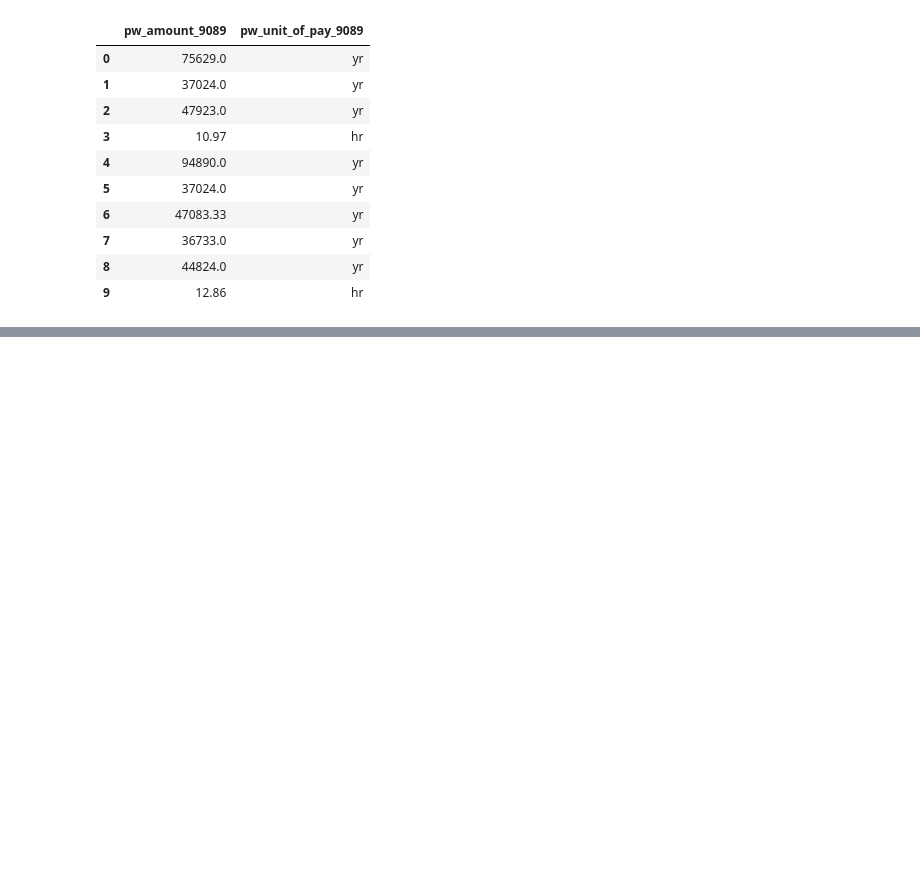
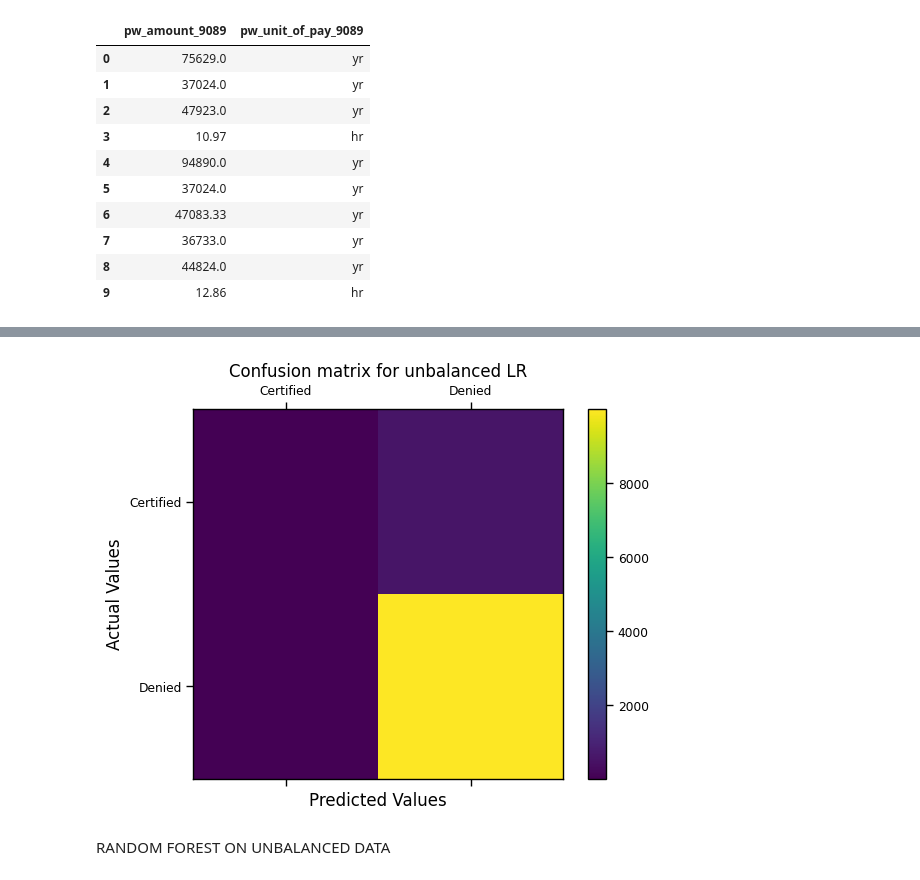
Before and after one commit to Josh-Sackey/CS5361_Group9, a Jupyter notebook: finalproject.ipynb, the cells around one changed output, grey strips where cells are left out. Cells and saved outputs as stored; diff of their text form; code cells hidden in the pictures; blank space fills up the shorter version.

```diff
--- a/finalproject.ipynb
+++ b/finalproject.ipynb
@@ -494,0 +658,4 @@ TypeError: Cannot convert ['75629.0' '37024.0' '47923.0' ... '114795.00' '112354
+# %%
+#Indices of selected features
+chosen_attrs = [0,1,2,5,6,8,12,14,17,18]
+df = df.iloc[:,chosen_attrs]
@@ -494,0 +879,9 @@ TypeError: Cannot convert ['75629.0' '37024.0' '47923.0' ... '114795.00' '112354
+# %%
+#Splitting the unbalaced data.
+X_train,X_test, Y_train,Y_test = train_test_split(X, Y, test_size=0.4)
+
+# Show the data shapes.
+print('X_train.shape:', X_train.shape)
+print('Y_train.shape:', Y_train.shape)
+print('X_test.shape:', X_test.shape)
+print('Y_test.shape:', Y_test.shape)
@@ -494,0 +918,15 @@ TypeError: Cannot convert ['75629.0' '37024.0' '47923.0' ... '114795.00' '112354
+# %%
+from sklearn.metrics import accuracy_score, confusion_matrix, classification_report
+
+model = LogisticRegression()
+model.fit(X_train, Y_train)
+#Make predictions on the testing data
+LR_pred = model.predict(X_test)
+# View accuracy score
+acc = accuracy_score(Y_test, LR_pred)
+# View confusion matrix for test data and predictions
+conf_mat = confusion_matrix(Y_test, LR_pred)
+print("The confusion matrix is:", conf_mat)
+print("The MSE of the predictions is:", MSE(Y_test, LR_pred))
+# View the classification report for test data and predictions
+print(classification_report(Y_test, LR_pred))
@@ -494,0 +952,19 @@ TypeError: Cannot convert ['75629.0' '37024.0' '47923.0' ... '114795.00' '112354
+# %%
+# Create a confusion matrix as a 2D array.
+
+label_names = ['Certified', 'Denied']
+cm = conf_mat # confusion_matrix(Y_test, LR_pred) #, label_names)
+fig = plt.figure()
+ax = fig.add_subplot(111)
+cax = ax.matshow(cm)
+plt.title('Confusion matrix for unbalanced LR')
+fig.colorbar(cax)
+ax.set_xticklabels([''] + label_names)
+ax.set_yticklabels([''] + label_names)
+plt.xlabel('Predicted Values')
+plt.ylabel('Actual Values')
+plt.show()
+# %% [output]
+[figure, added]
+# %% [markdown]
+RANDOM FOREST ON UNBALANCED DATA
```
Also changed, not shown: parts of 66 cells of this notebook.
